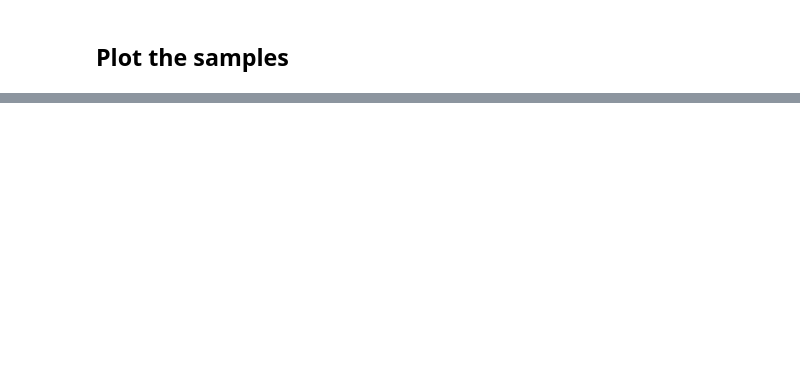
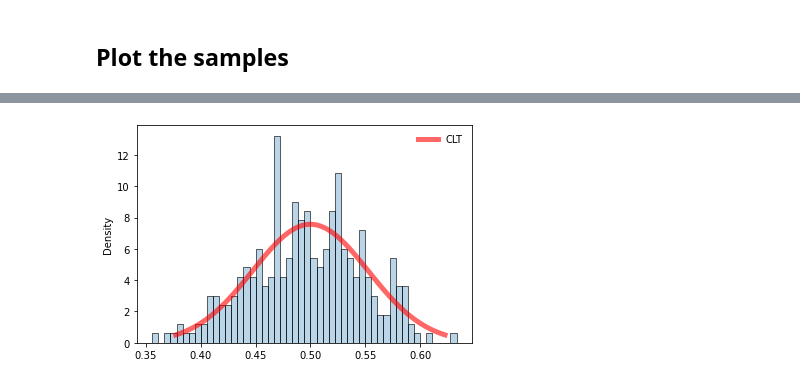
Before and after one commit to ljk233/AutomatingM248, a Jupyter notebook: comp_book/B2_1_SamplingDistributionMean.ipynb, the cells around one changed output, grey strips where cells are left out. Saved outputs shown, nothing was run; the diff lists cells and outputs as text; code cells hidden in the pictures; blank space fills up the shorter version.

```diff
--- a/comp_book/B2_1_SamplingDistributionMean.ipynb
+++ b/comp_book/B2_1_SamplingDistributionMean.ipynb
@@ -41,0 +37,8 @@ clt(a_dist=stats.poisson(mu=5),
+# %%
+clt(a_dist=u,
+    n=30,
+    N=300,
+    bins=50,
+    plot_normal=True)
+# %% [output]
+[figure, added]
```
Also changed, not shown: parts of 5 cells of this notebook, 18 other files.
